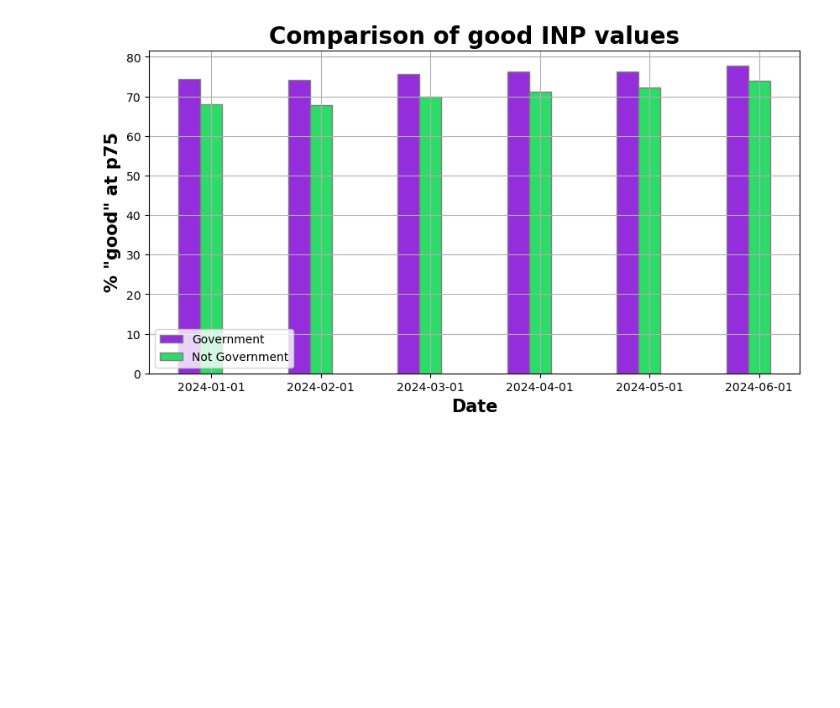
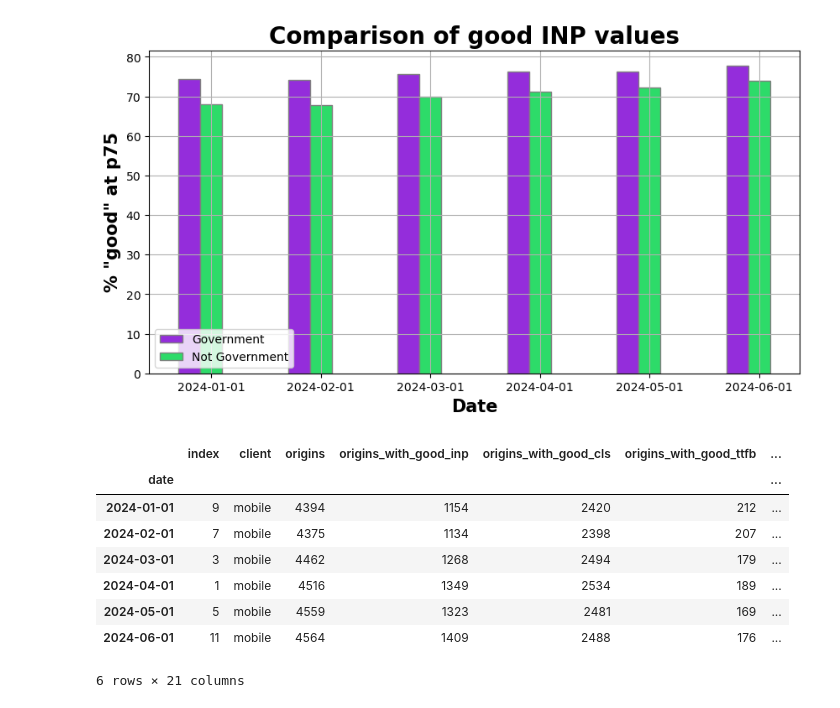
Before and after one commit to GSA-TTS/inclusive-web-performance-cx, a Jupyter notebook: research/government-website-performance.ipynb, the cells around one changed output. Saved outputs shown, nothing was run; the diff lists cells and outputs as text; code cells hidden in the pictures; blank space fills up the shorter version.

```diff
--- a/research/government-website-performance.ipynb
+++ b/research/government-website-performance.ipynb
@@ -143,0 +153,20 @@ plot_individual_metric_comparison(merged_df, merged_df['pct_good_inp_dfInGov'],
+# %%
+file_name = 'data/cwv-in-government-p90.csv'
+file_path = os.path.join(notebook_dir, file_name)
+
+dfInGov = pd.read_csv(file_path)
+dfInGov = dfInGov.reset_index()
+dfInGov.set_index('date', inplace=True)
+dfInGov = dfInGov[dfInGov['client'] == 'mobile'].sort_values(by='date', ascending=True)
+
+dfInGov.head(50)
+# %% [output]
+|  | index | client | origins | origins_with_good_inp | origins_with_good_cls | origins_with_good_ttfb | ... |
+| date |  |  |  |  |  |  | ... |
+| 2024-01-01 | 9 | mobile | 4394 | 1154 | 2420 | 212 | ... |
+| 2024-02-01 | 7 | mobile | 4375 | 1134 | 2398 | 207 | ... |
+| 2024-03-01 | 3 | mobile | 4462 | 1268 | 2494 | 179 | ... |
+| 2024-04-01 | 1 | mobile | 4516 | 1349 | 2534 | 189 | ... |
+| 2024-05-01 | 5 | mobile | 4559 | 1323 | 2481 | 169 | ... |
+| 2024-06-01 | 11 | mobile | 4564 | 1409 | 2488 | 176 | ... |
+6 rows × 21 columns
```
Also changed, not shown: parts of 3 cells of this notebook.
